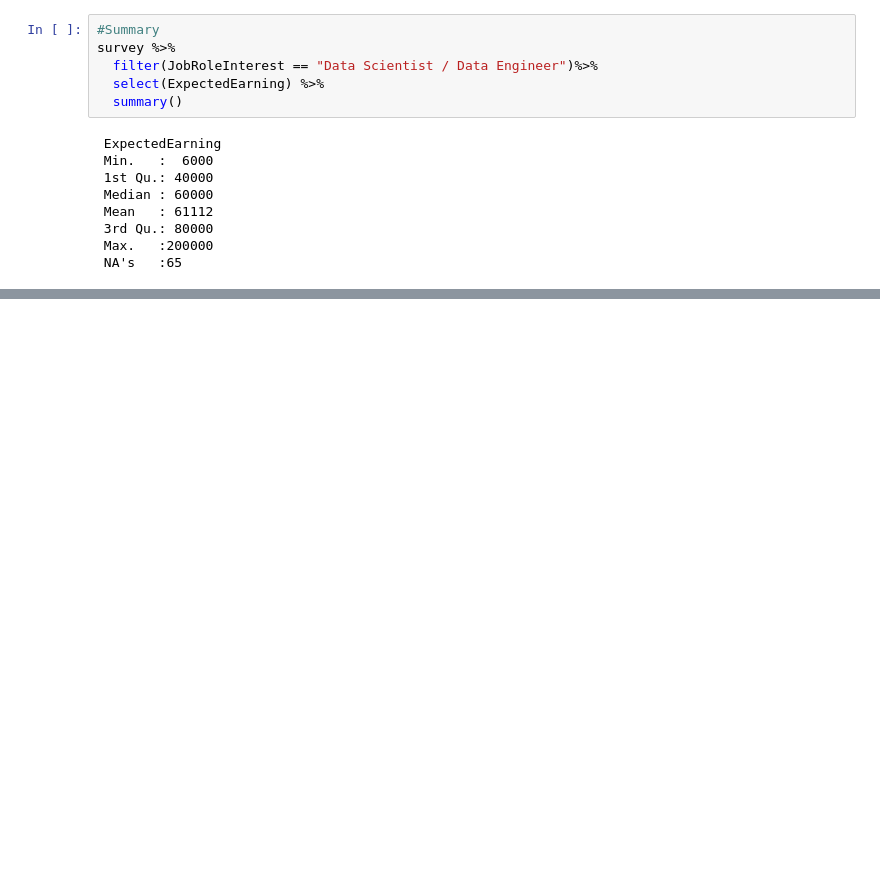
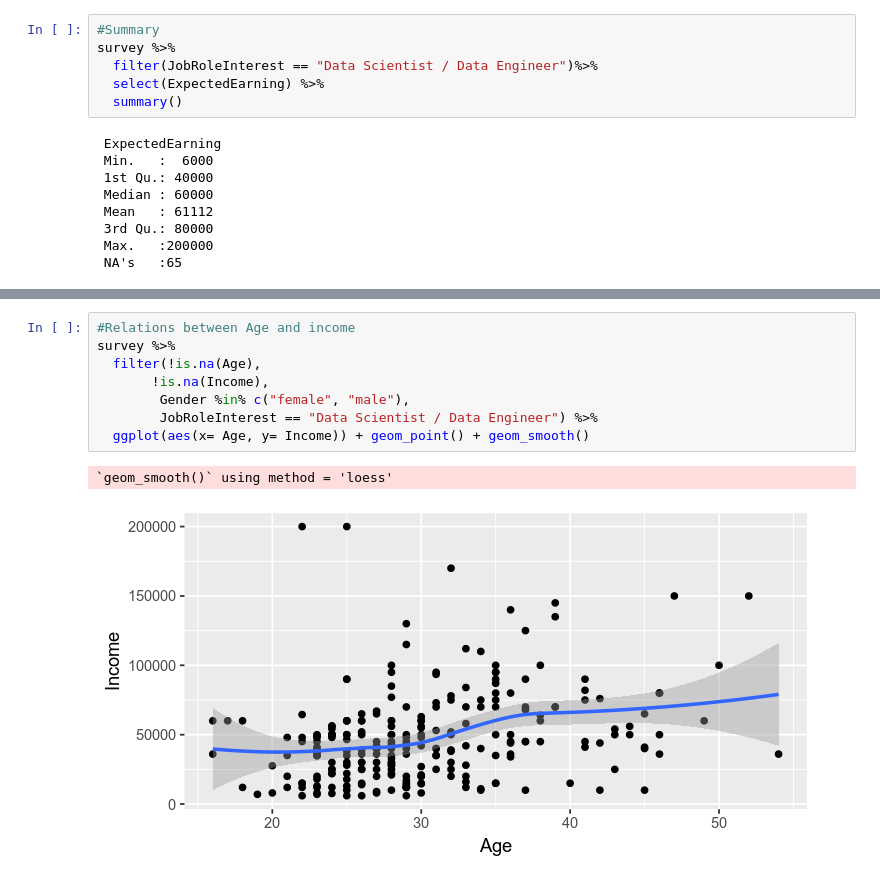
Before and after one commit to emuhsina/new_coder_survey_2016, a Jupyter notebook: new_coder_survey.ipynb, the cells around one changed output, grey strips where cells are left out. Cells and saved outputs as stored; diff of their text form; blank space fills up the shorter version.

```diff
--- a/new_coder_survey.ipynb
+++ b/new_coder_survey.ipynb
@@ -468,0 +482,11 @@ survey %>%
+# %%
+#Relations between Age and income
+survey %>%
+  filter(!is.na(Age),
+       !is.na(Income),
+        Gender %in% c("female", "male"),
+        JobRoleInterest == "Data Scientist / Data Engineer") %>%
+  ggplot(aes(x= Age, y= Income)) + geom_point() + geom_smooth()
+# %% [output]
+`geom_smooth()` using method = 'loess'
+[figure, added]
```
Also changed, not shown: parts of 14 cells of this notebook.
